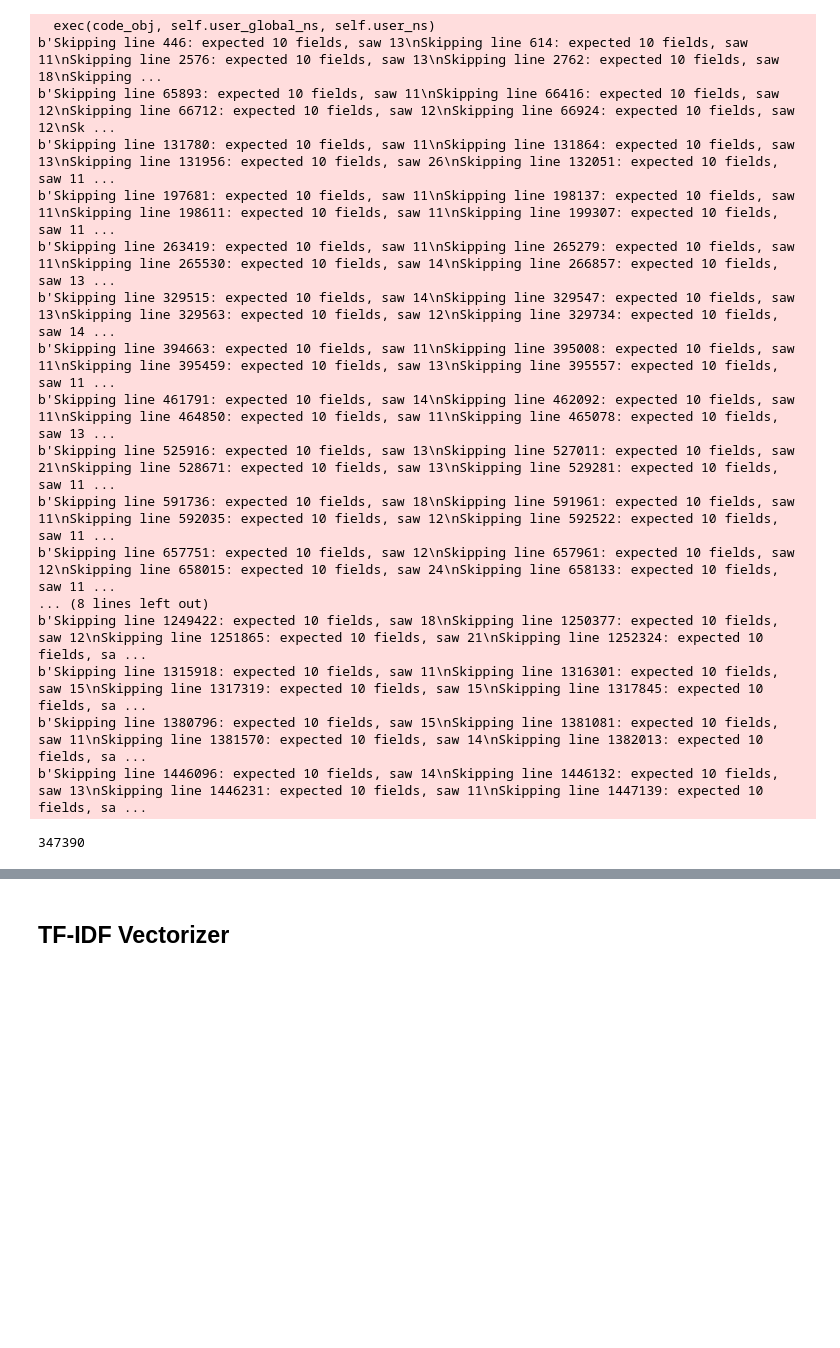
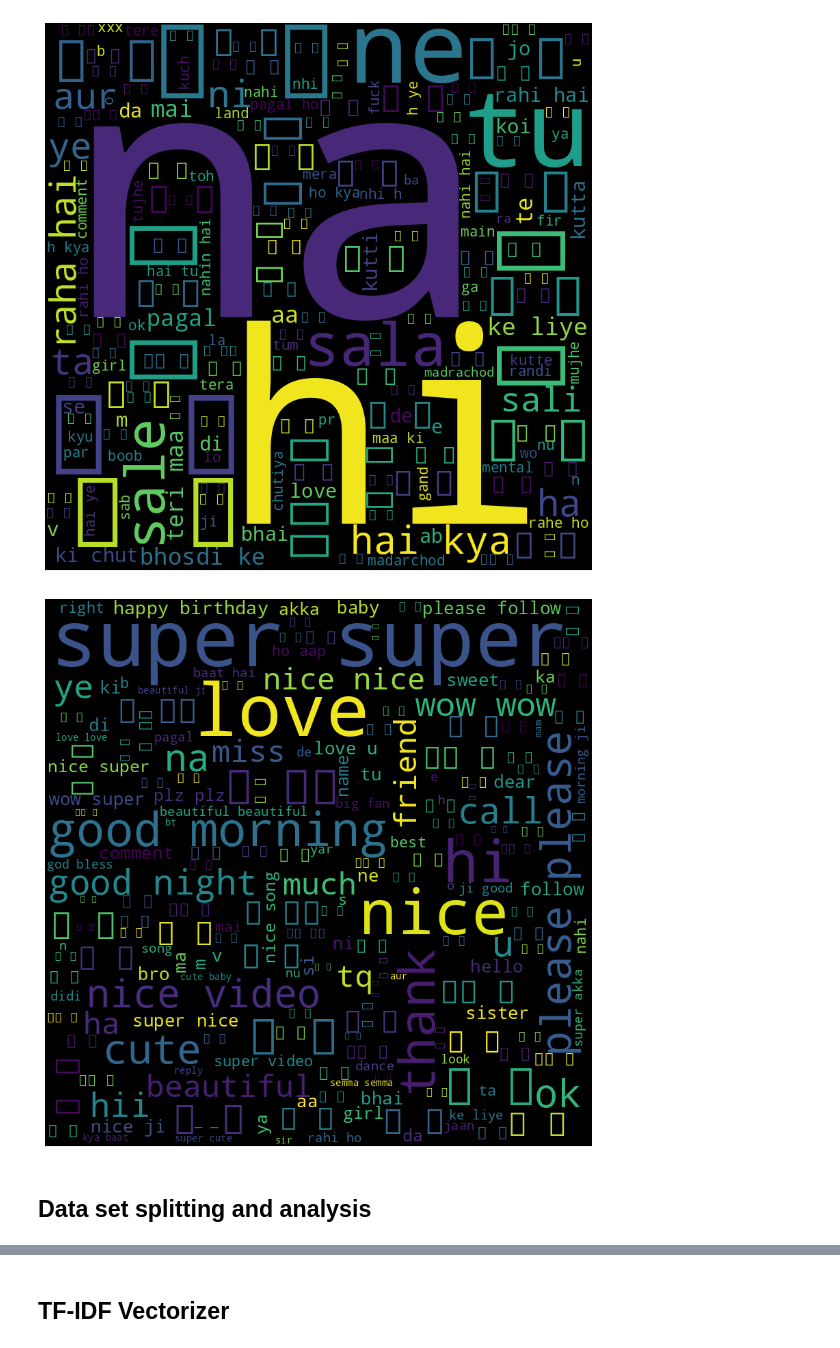
Before and after one commit to premanshsharma/Multilingual-Abusive-Comment-Detection, a Jupyter notebook: abusiveCommentDetectionPythonCode.ipynb, the cells around one changed output, grey strips where cells are left out. Drawn from its saved outputs; the diff is of its cells as text; code cells hidden in the pictures; blank space fills up the shorter version.

```diff
--- a/abusiveCommentDetectionPythonCode.ipynb
+++ b/abusiveCommentDetectionPythonCode.ipynb
@@ -12,35 +14,10 @@ from sklearn.linear_model import LogisticRegression
 from sklearn.ensemble import RandomForestClassifier
 from sklearn.metrics import accuracy_score, f1_score, precision_score, recall_score
 # %%
+
 import pandas as pd
-link = r"C:\Users\ASUS\Dropbox\My PC (LAPTOP-DG20C15N)\Downloads\ShareChat-IndoML-Datathon-NSFW-CommentChallenge_Train.csv"
+link = r"/content/gdrive/MyDrive/ShareChat-IndoML-Datathon-NSFW-CommentChallenge_Test_NoLabel.csv/ShareChat-IndoML-Datathon-NSFW-CommentChallenge_Train.csv"
 df = pd.read_csv(link, error_bad_lines=False, encoding='utf-8')
-# %% [output]
-  exec(code_obj, self.user_global_ns, self.user_ns)
-b'Skipping line 446: expected 10 fields, saw 13\nSkipping line 614: expected 10 fields, saw 11\nSkipping line 2576: expected 10 fields, saw 13\nSkipping line 2762: expected 10 fields, saw 18\nSkipping ...
-b'Skipping line 65893: expected 10 fields, saw 11\nSkipping line 66416: expected 10 fields, saw 12\nSkipping line 66712: expected 10 fields, saw 12\nSkipping line 66924: expected 10 fields, saw 12\nSk ...
-b'Skipping line 131780: expected 10 fields, saw 11\nSkipping line 131864: expected 10 fields, saw 13\nSkipping line 131956: expected 10 fields, saw 26\nSkipping line 132051: expected 10 fields, saw 11 ...
-b'Skipping line 197681: expected 10 fields, saw 11\nSkipping line 198137: expected 10 fields, saw 11\nSkipping line 198611: expected 10 fields, saw 11\nSkipping line 199307: expected 10 fields, saw 11 ...
-b'Skipping line 263419: expected 10 fields, saw 11\nSkipping line 265279: expected 10 fields, saw 11\nSkipping line 265530: expected 10 fields, saw 14\nSkipping line 266857: expected 10 fields, saw 13 ...
-b'Skipping line 329515: expected 10 fields, saw 14\nSkipping line 329547: expected 10 fields, saw 13\nSkipping line 329563: expected 10 fields, saw 12\nSkipping line 329734: expected 10 fields, saw 14 ...
-b'Skipping line 394663: expected 10 fields, saw 11\nSkipping line 395008: expected 10 fields, saw 11\nSkipping line 395459: expected 10 fields, saw 13\nSkipping line 395557: expected 10 fields, saw 11 ...
-b'Skipping line 461791: expected 10 fields, saw 14\nSkipping line 462092: expected 10 fields, saw 11\nSkipping line 464850: expected 10 fields, saw 11\nSkipping line 465078: expected 10 fields, saw 13 ...
-b'Skipping line 525916: expected 10 fields, saw 13\nSkipping line 527011: expected 10 fields, saw 21\nSkipping line 528671: expected 10 fields, saw 13\nSkipping line 529281: expected 10 fields, saw 11 ...
-b'Skipping line 591736: expected 10 fields, saw 18\nSkipping line 591961: expected 10 fields, saw 11\nSkipping line 592035: expected 10 fields, saw 12\nSkipping line 592522: expected 10 fields, saw 11 ...
-b'Skipping line 657751: expected 10 fields, saw 12\nSkipping line 657961: expected 10 fields, saw 12\nSkipping line 658015: expected 10 fields, saw 24\nSkipping line 658133: expected 10 fields, saw 11 ...
-... (8 lines left out)
-b'Skipping line 1249422: expected 10 fields, saw 18\nSkipping line 1250377: expected 10 fields, saw 12\nSkipping line 1251865: expected 10 fields, saw 21\nSkipping line 1252324: expected 10 fields, sa ...
-b'Skipping line 1315918: expected 10 fields, saw 11\nSkipping line 1316301: expected 10 fields, saw 15\nSkipping line 1317319: expected 10 fields, saw 15\nSkipping line 1317845: expected 10 fields, sa ...
-b'Skipping line 1380796: expected 10 fields, saw 15\nSkipping line 1381081: expected 10 fields, saw 11\nSkipping line 1381570: expected 10 fields, saw 14\nSkipping line 1382013: expected 10 fields, sa ...
-b'Skipping line 1446096: expected 10 fields, saw 14\nSkipping line 1446132: expected 10 fields, saw 13\nSkipping line 1446231: expected 10 fields, saw 11\nSkipping line 1447139: expected 10 fields, sa ...
-# %%
-k =['CommentId', 'language', 'user_index', 'post_index','report_count_comment','report_count_post','like_count_comment','like_count_post']
-for col in df.columns:
-    if col in k:
-        del df[col]
-len(df[df['label'] == 1])
-# %% [output]
-347390
 # %%
 def remove_emojis(data):
     emoj = re.compile("["
@@ -97,8 +74,14 @@ def create_word_cloud(df):
     plt.tight_layout(pad = 0)
     plt.show()
 # %%
-# abusive_df = df[df['label'] == 1]
-# create_word_cloud(abusive_df)
+abusive_df = df[df['label'] == 1]
+create_word_cloud(abusive_df)
+# %% [output]
+[figure, added]
 # %%
-# nonabusive_df = df[df['label'] == 0]
-# create_word_cloud(nonabusive_df)
+nonabusive_df = df[df['label'] == 0]
+create_word_cloud(nonabusive_df)
+# %% [output]
+[figure, added]
+# %% [markdown]
+## Data set splitting and analysis
```
Also changed, not shown: parts of 37 cells of this notebook.
